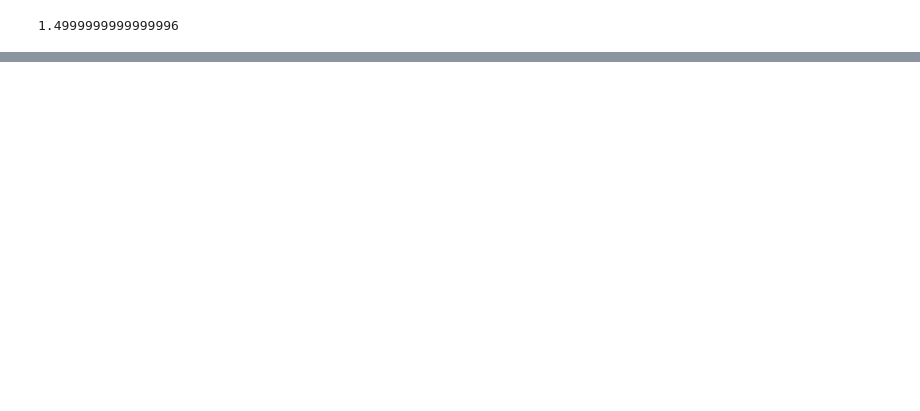
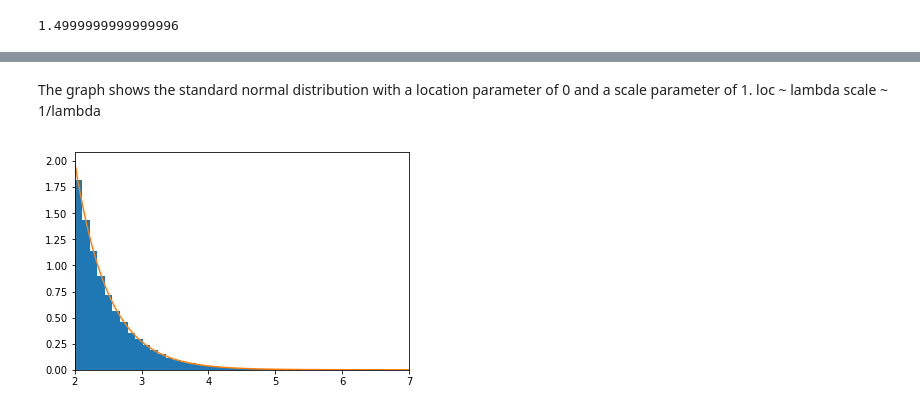
Before and after one commit to gkovoor/PHYS434, a Jupyter notebook: LAB1.ipynb, the cells around one changed output, grey strips where cells are left out. Drawn from its saved outputs; the diff is of its cells as text; code cells hidden in the pictures; blank space fills up the shorter version.

```diff
--- a/LAB1.ipynb
+++ b/LAB1.ipynb
@@ -38,0 +33,14 @@ plt.show()
+# %% [markdown]
+The graph shows the standard normal distribution with a location parameter of 0 and a scale parameter of 1.
+loc ~ lambda
+scale ~ 1/lambda
+# %%
+fig, ax = plt.subplots(1, 1)
+rv = expon.rvs(loc=2, scale=0.5, size=100000)
+ax.hist(rv, 50, density=True, histtype='stepfilled')
+plt.xlim([2,7])
+x = np.linspace(0,7,1000)
+ax.plot(x, stats.expon.pdf(x, loc=2, scale=0.5))
+plt.show()
+# %% [output]
+[figure, added]
```
Also changed, not shown: parts of 38 cells of this notebook, 1 other file.
